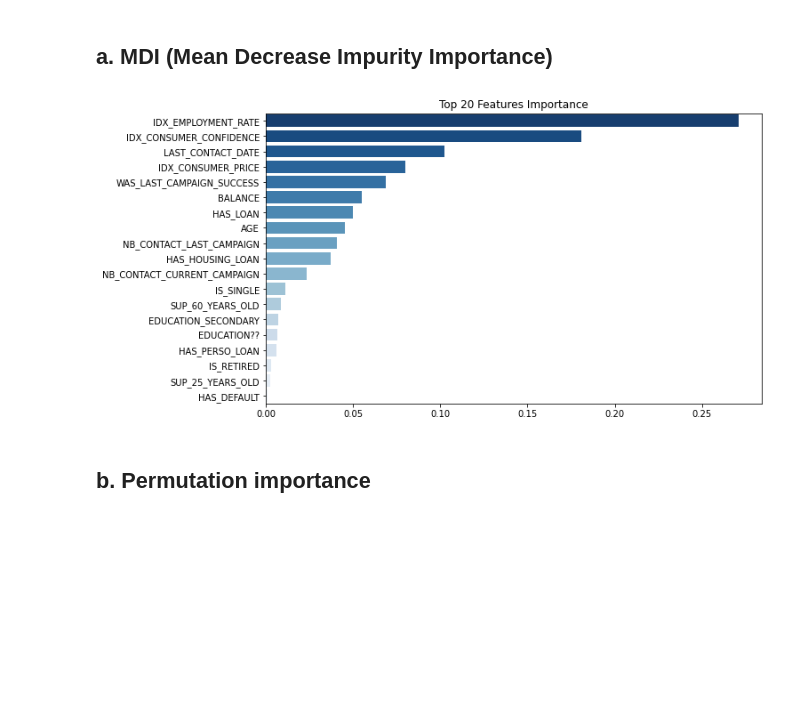
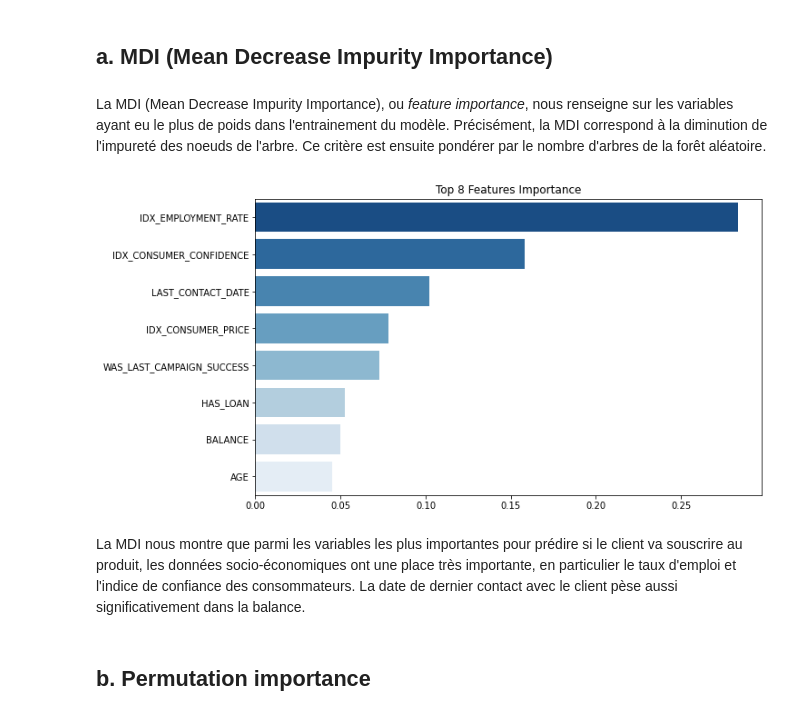
Before and after one commit to OlivierCollier/YottaProject1, a Jupyter notebook: notebooks/model-interpretability/model-interpretability.ipynb, the cells around one changed output. Drawn from its saved outputs; the diff is of its cells as text; code cells hidden in the pictures; blank space fills up the shorter version.

```diff
--- a/notebooks/model-interpretability/model-interpretability.ipynb
+++ b/notebooks/model-interpretability/model-interpretability.ipynb
@@ -59,6 +68,6 @@ X_train, X_test, y_train, y_test = train_test_split(X, y,
 # %%
 column_names = ['BALANCE', 'NB_CONTACT_CURRENT_CAMPAIGN', 'NB_CONTACT_LAST_CAMPAIGN', 'EDUCATION??', 'EDUCATION_SECONDARY',
                 'HAS_HOUSING_LOAN', 'HAS_PERSO_LOAN', 'HAS_DEFAULT', 'IS_RETIRED', 'WAS_LAST_CAMPAIGN_SUCCESS', 'IS_SINGLE',
-               'SUP_25_YEARS_OLD', 'SUP_60_YEARS_OLD', 'AGE', 'LAST_CONTACT_DATE', 'HAS_LOAN', 'IDX_EMPLOYMENT_RATE',
+               'SUP_25_YEARS_OLD', 'SUP_60_YEARS_OLD', 'AGE', 'LAST_CONTACT_DATE', 'HAS_LOAN', 'NB_DAYS_LAST_CONTACT','IDX_EMPLOYMENT_RATE',
                 'IDX_CONSUMER_PRICE', 'IDX_CONSUMER_CONFIDENCE']
 # %% [markdown]
@@ -108,11 +101,15 @@ Les variables sont les suivantes :
 # 3. Importance des variables
 # %% [markdown]
 ## a. MDI (Mean Decrease Impurity Importance)
+# %% [markdown]
+La MDI (Mean Decrease Impurity Importance), ou *feature importance*, nous renseigne sur les variables ayant eu le plus de poids dans l'entrainement du modèle. Précisément, la MDI correspond à la diminution de l'impureté des noeuds de l'arbre. Ce critère est ensuite pondérer par le nombre d'arbres de la forêt aléatoire.
 # %%
 importances = clf.feature_importances_
 # %%
-plot_features_importance(X_train_transformed,importances, 20)
+plot_features_importance(X_train_transformed,importances, 8)
 # %% [output]
-[figure, old version]
+[figure, new version]
+# %% [markdown]
+La MDI nous montre que parmi les variables les plus importantes pour prédire si le client va souscrire au produit, les données socio-économiques ont une place très importante, en particulier le taux d'emploi et l'indice de confiance des consommateurs. La date de dernier contact avec le client pèse aussi significativement dans la balance.
 # %% [markdown]
 ## b. Permutation importance
```
Also changed, not shown: parts of 17 cells of this notebook, 3 other files.
